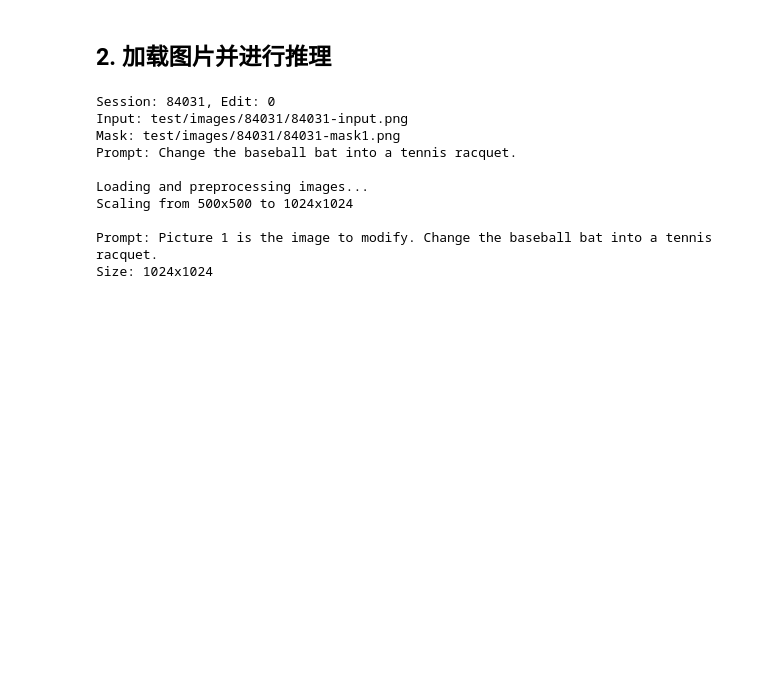
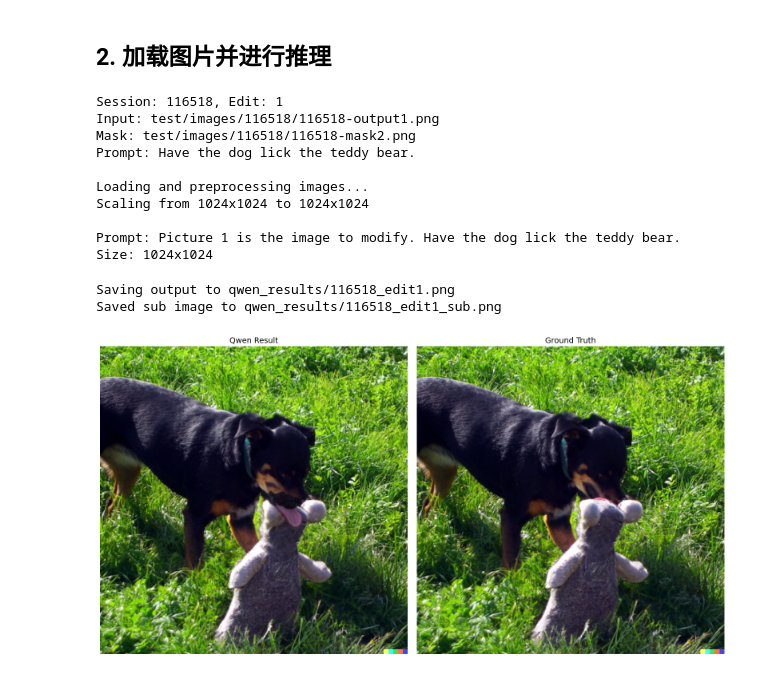
Before and after one commit to XIONGPEILIN/QWENPE, a Jupyter notebook: magicbrash/qwenpe.ipynb, the cells around one changed output. Saved outputs shown, nothing was run; the diff lists cells and outputs as text; code cells hidden in the pictures; blank space fills up the shorter version.

```diff
--- a/magicbrash/qwenpe.ipynb
+++ b/magicbrash/qwenpe.ipynb
@@ -145,8 +145,9 @@ Checkpoint loaded successfully.
 ## 2. 加载图片并进行推理
 # %%
 # 选择session ID和编辑索引
-session_id = "84031"  # 修改为你要处理的session ID
-edit_index = 0  # 第几个编辑步骤（从0开始）
+
+session_id = "116518"  # 修改为你要处理的session ID
+edit_index = 1  # 第几个编辑步骤（从0开始）
 # %%
 import matplotlib.pyplot as plt
 # 从JSON配置文件读取
@@ -176,10 +177,10 @@ print(f"Mask: {mask_path}")
 print(f"Prompt: {prompt}")
 
 # 推理参数
-seed = 0
+seed = 1
 steps = 50
 cfg_scale = 2.0
-blend_alpha = 0
+blend_alpha = 0.1
 ref_image_path = None  # 可选的参考图片
 
 # 加载和预处理图片
@@ -226,7 +227,7 @@ output_image, sub_image = pipe(
     prompt=full_prompt,
     edit_image=edit_images,
     edit_image_auto_resize=False,
-    # back_mask=back_mask,
+    back_mask=back_mask,
     height=target_height,
     width=target_width,
     num_inference_steps=steps,
@@ -235,36 +236,39 @@ output_image, sub_image = pipe(
     inpaint_blend_alpha=blend_alpha,
 )
 
 # 保存结果
 print(f"\nSaving output to {output_path}")
 os.makedirs(os.path.dirname(output_path), exist_ok=True)
 output_image.save(output_path)
 if sub_image:
     sub_out = os.path.splitext(output_path)[0] + "_sub.png"
     sub_image.save(sub_out)
     print(f"Saved sub image to {sub_out}")
 
 # 并排显示结果
 if gt is not None:
     fig, axes = plt.subplots(1, 2, figsize=(16, 8))
     axes[0].imshow(output_image)
     axes[0].set_title('Qwen Result', fontsize=14)
     axes[0].axis('off')
     axes[1].imshow(gt)
     axes[1].set_title('Ground Truth', fontsize=14)
     axes[1].axis('off')
     plt.tight_layout()
     plt.show()
 else:
     display(output_image)
 # %% [output]
-Session: 84031, Edit: 0
-Input: test/images/84031/84031-input.png
-Mask: test/images/84031/84031-mask1.png
-Prompt: Change the baseball bat into a tennis racquet.
+Session: 116518, Edit: 1
+Input: test/images/116518/116518-output1.png
+Mask: test/images/116518/116518-mask2.png
+Prompt: Have the dog lick the teddy bear.
 
 Loading and preprocessing images...
-Scaling from 500x500 to 1024x1024
+Scaling from 1024x1024 to 1024x1024
 
-Prompt: Picture 1 is the image to modify. Change the baseball bat into a tennis racquet.
+Prompt: Picture 1 is the image to modify. Have the dog lick the teddy bear.
 Size: 1024x1024
+Saving output to qwen_results/116518_edit1.png
+Saved sub image to qwen_results/116518_edit1_sub.png
+[figure, added]
```
Also changed, not shown: 8 other files.
